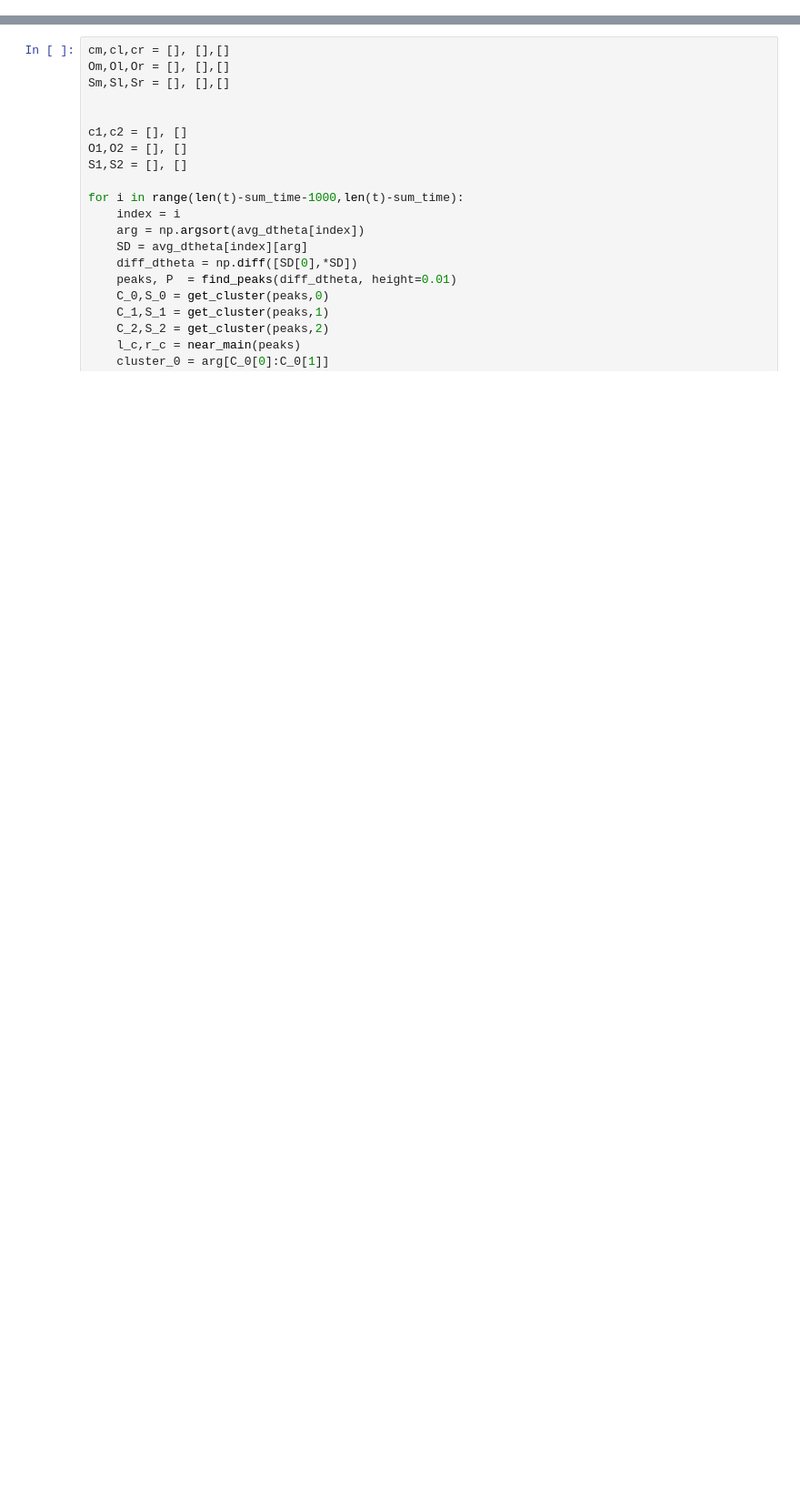
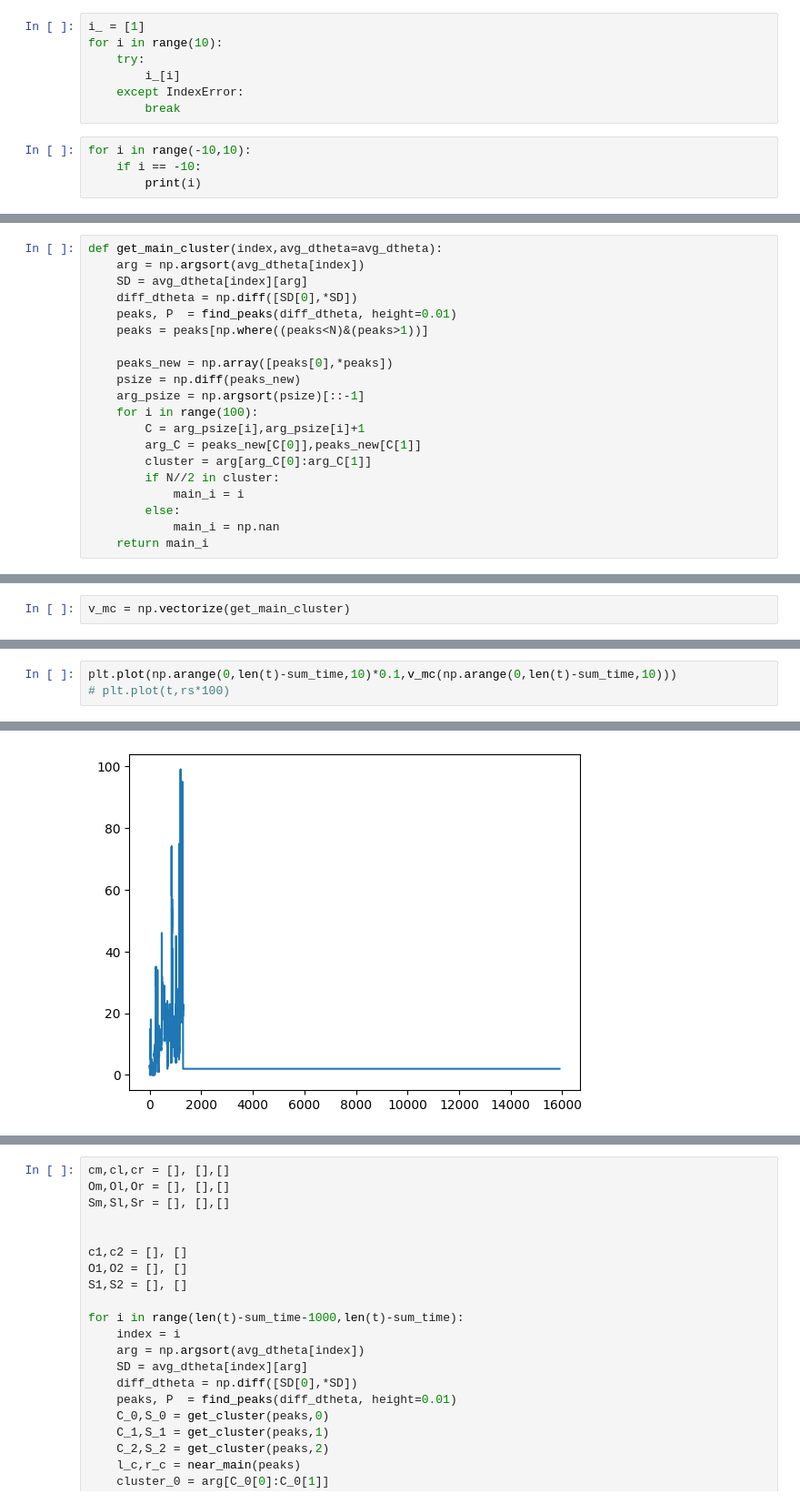
Before and after one commit to Gug-Young/Kuramoto-model, a Jupyter notebook: 23.06.07 Group check.ipynb, the cells around one changed output, grey strips where cells are left out. Shown at 91% size. Drawn from its saved outputs; the diff is of its cells as text; blank space fills up the shorter version.

```diff
--- a/23.06.07 Group check.ipynb
+++ b/23.06.07 Group check.ipynb
@@ -55,0 +411,11 @@ def near_main(peaks):
+# %%
+i_ = [1]
+for i in range(10):
+    try:
+        i_[i]
+    except IndexError:
+        break
+# %%
+for i in range(-10,10):
+    if i == -10:
+        print(i)
@@ -55,0 +424,20 @@ def near_main(peaks):
+# %%
+def get_main_cluster(index,avg_dtheta=avg_dtheta):
+    arg = np.argsort(avg_dtheta[index])
+    SD = avg_dtheta[index][arg]
+    diff_dtheta = np.diff([SD[0],*SD])
+    peaks, P  = find_peaks(diff_dtheta, height=0.01)
+    peaks = peaks[np.where((peaks<N)&(peaks>1))]
+
+    peaks_new = np.array([peaks[0],*peaks])
+    psize = np.diff(peaks_new)
+    arg_psize = np.argsort(psize)[::-1]
+    for i in range(100):
+        C = arg_psize[i],arg_psize[i]+1
+        arg_C = peaks_new[C[0]],peaks_new[C[1]]
+        cluster = arg[arg_C[0]:arg_C[1]]
+        if N//2 in cluster:
+            main_i = i
+        else:
+            main_i = np.nan
+    return main_i
@@ -55,0 +454,2 @@ def near_main(peaks):
+# %%
+v_mc = np.vectorize(get_main_cluster)
@@ -55,0 +460,4 @@ def near_main(peaks):
+# %%
+plt.plot(np.arange(0,len(t)-sum_time,10)*0.1,v_mc(np.arange(0,len(t)-sum_time,10)))
+# plt.plot(t,rs*100)
+# %% [output]
@@ -55,0 +465 @@ def near_main(peaks):
+[figure, added]
```
Also changed, not shown: parts of 62 cells of this notebook.
